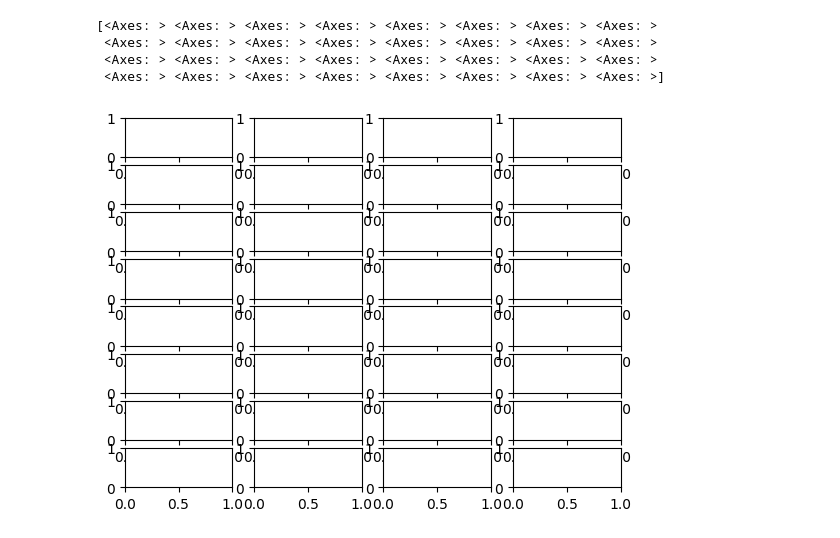
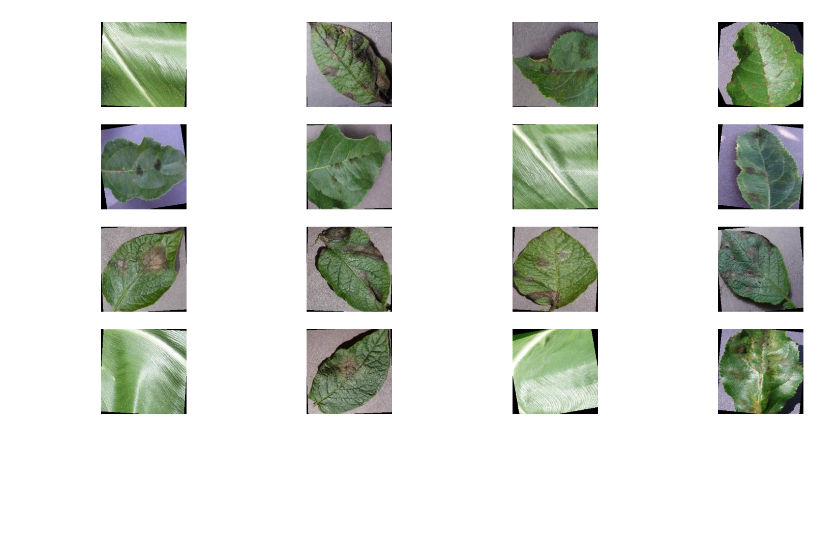
Before and after one commit to NepsiML/NepsiML, a Jupyter notebook: Nepsi_plant/Notebook_plants.ipynb, the cells around one changed output. Drawn from its saved outputs; the diff is of its cells as text; code cells hidden in the pictures; blank space fills up the shorter version.

```diff
--- a/Nepsi_plant/Notebook_plants.ipynb
+++ b/Nepsi_plant/Notebook_plants.ipynb
@@ -15,10 +15,6 @@ dataset = preprocessing.read_data(root_directory='new-plant-diseases-dataset')
 # %%
 batch_im, batch_lab = next(iter(dataset))
 # %%
-preprocessing.show_image(image=batch_im, label=batch_lab)
+preprocessing.show_image(image=batch_im[:16], label=batch_lab[:16])
 # %% [output]
-[<Axes: > <Axes: > <Axes: > <Axes: > <Axes: > <Axes: > <Axes: > <Axes: >
- <Axes: > <Axes: > <Axes: > <Axes: > <Axes: > <Axes: > <Axes: > <Axes: >
- <Axes: > <Axes: > <Axes: > <Axes: > <Axes: > <Axes: > <Axes: > <Axes: >
- <Axes: > <Axes: > <Axes: > <Axes: > <Axes: > <Axes: > <Axes: > <Axes: >]
-[figure, old version]
+[figure, new version]
```
